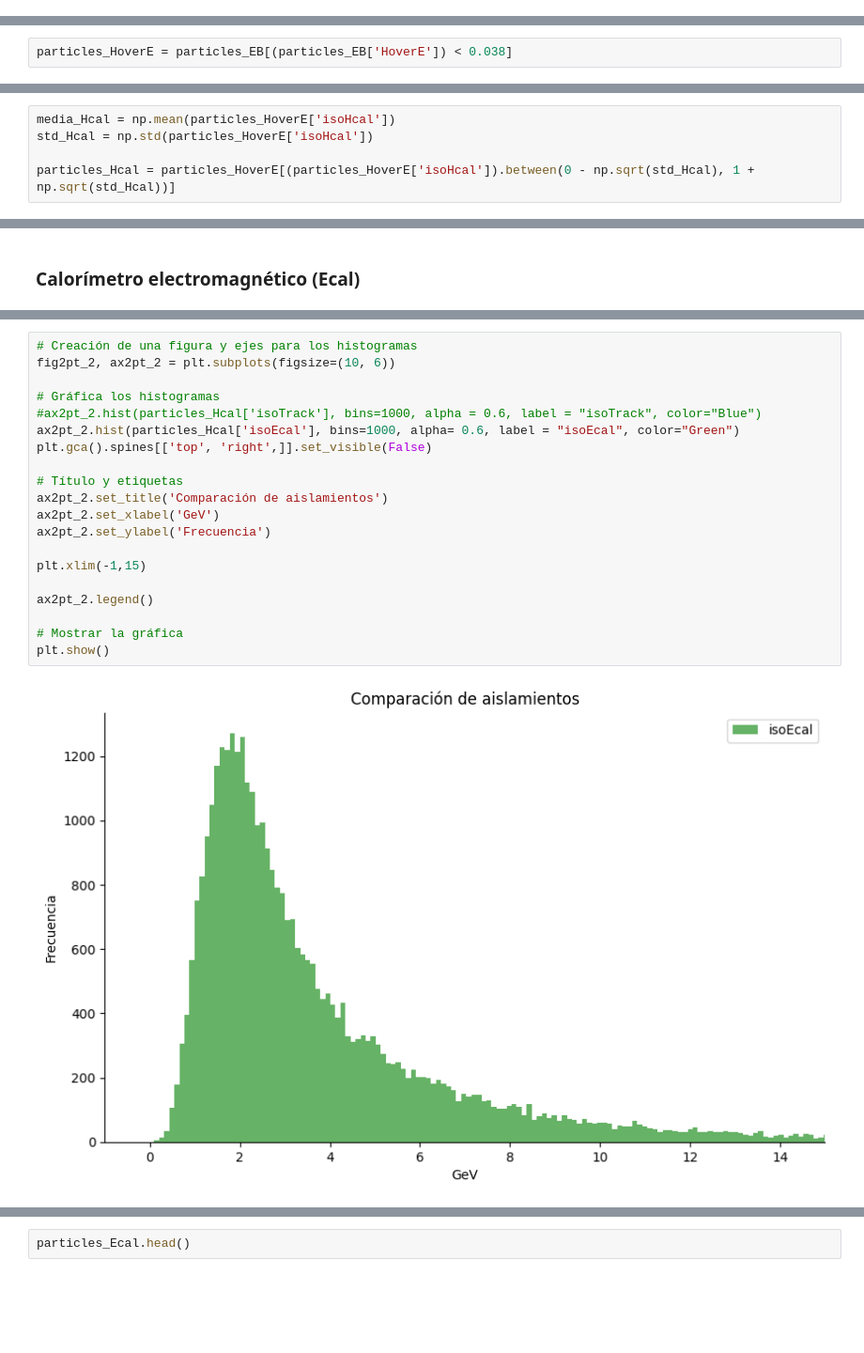
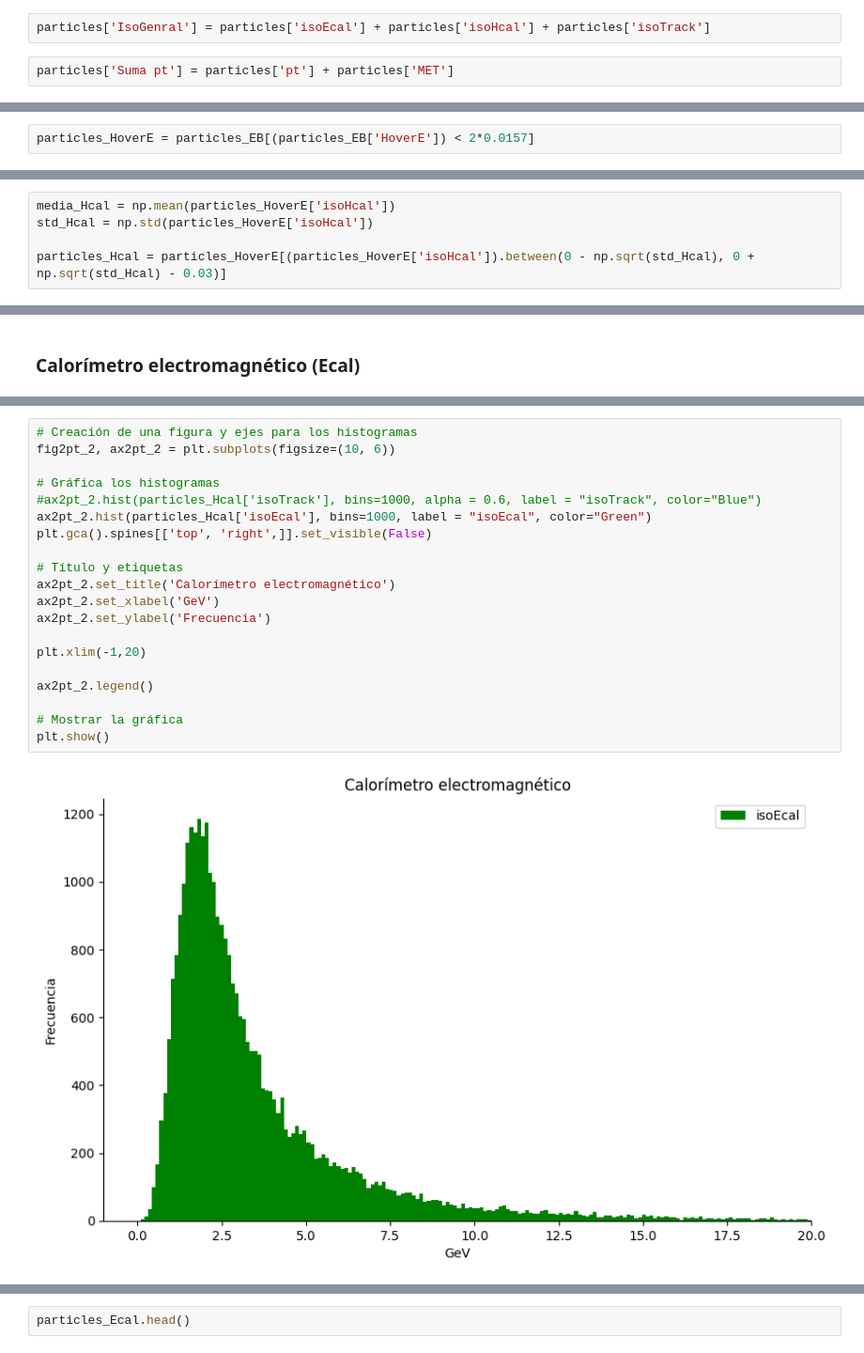
Before and after one commit to ProgramasParaFisicaDeParticulas/blindsampleanalysiswithcsv4-Jorge-1501, a Jupyter notebook: Exploracion.ipynb, the cells around one changed output, grey strips where cells are left out. Shown at 94% size. Saved outputs shown, nothing was run; the diff lists cells and outputs as text; blank space fills up the shorter version.

```diff
--- a/Exploracion.ipynb
+++ b/Exploracion.ipynb
@@ -419,6 +423,10 @@ particles['delta_phi'] = particles['phi'] - particles['phiMET']
 
 # Paso 2: Calcular la masa transversa
 particles['mass_transverse'] = np.sqrt(2 * particles['pt'] * particles['MET'] * (1 - np.cos(particles['delta_phi'])))
+# %%
+particles['IsoGenral'] = particles['isoEcal'] + particles['isoHcal'] + particles['isoTrack']
+# %%
+particles['Suma pt'] = particles['pt'] + particles['MET']
 # %% [markdown]
 ## Sample de datos abiertos del CMS para educación.
 # %% [markdown]
@@ -621,7 +652,7 @@ particles_EB.describe()
 | 75% | 170876.000000 | 6.343619e+08 | 54.399100 | 0.809800 | 1.598300 | 1.000000 | 0.0 | 0.0 | 0.009900 | 0.020900 | ... |
 | max | 172949.000000 | 2.483716e+09 | 515.567000 | 1.724100 | 3.141500 | 1.000000 | 0.0 | 0.0 | 0.027200 | 2.339000 | ... |
 # %%
-particles_HoverE = particles_EB[(particles_EB['HoverE']) < 0.038]
+particles_HoverE = particles_EB[(particles_EB['HoverE']) < 2*0.0157]
 # %%
 particles_HoverE.head()
 # %% [output]
@@ -776,7 +808,7 @@ plt.show()
 media_Hcal = np.mean(particles_HoverE['isoHcal'])
 std_Hcal = np.std(particles_HoverE['isoHcal'])
 
-particles_Hcal = particles_HoverE[(particles_HoverE['isoHcal']).between(0 - np.sqrt(std_Hcal), 1 + np.sqrt(std_Hcal))]
+particles_Hcal = particles_HoverE[(particles_HoverE['isoHcal']).between(0 - np.sqrt(std_Hcal), 0 + np.sqrt(std_Hcal) - 0.03)]
 # %%
 particles_Hcal.head()
 # %% [output]
@@ -850,23 +882,23 @@ Name: isoEcal, dtype: float64
 # %%
 # Creación de una figura y ejes para los histogramas
 fig2pt_2, ax2pt_2 = plt.subplots(figsize=(10, 6))
 
 # Gráfica los histogramas
 #ax2pt_2.hist(particles_Hcal['isoTrack'], bins=1000, alpha = 0.6, label = "isoTrack", color="Blue")
-ax2pt_2.hist(particles_Hcal['isoEcal'], bins=1000, alpha= 0.6, label = "isoEcal", color="Green")
+ax2pt_2.hist(particles_Hcal['isoEcal'], bins=1000, label = "isoEcal", color="Green")
 plt.gca().spines[['top', 'right',]].set_visible(False)
 
 # Título y etiquetas
-ax2pt_2.set_title('Comparación de aislamientos')
+ax2pt_2.set_title('Calorímetro electromagnético')
 ax2pt_2.set_xlabel('GeV')
 ax2pt_2.set_ylabel('Frecuencia')
 
-plt.xlim(-1,15)
+plt.xlim(-1,20)
 
 ax2pt_2.legend()
 
 # Mostrar la gráfica
 plt.show()
 # %% [output]
-[figure, old version]
+[figure, new version]
 # %% [markdown]
```
Also changed, not shown: parts of 133 cells of this notebook.
